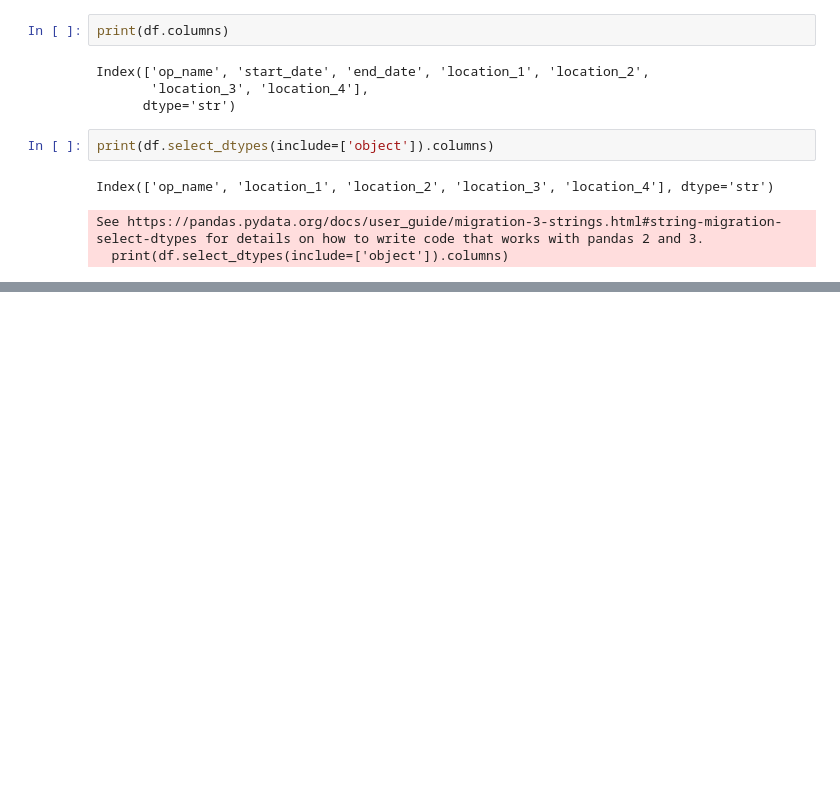
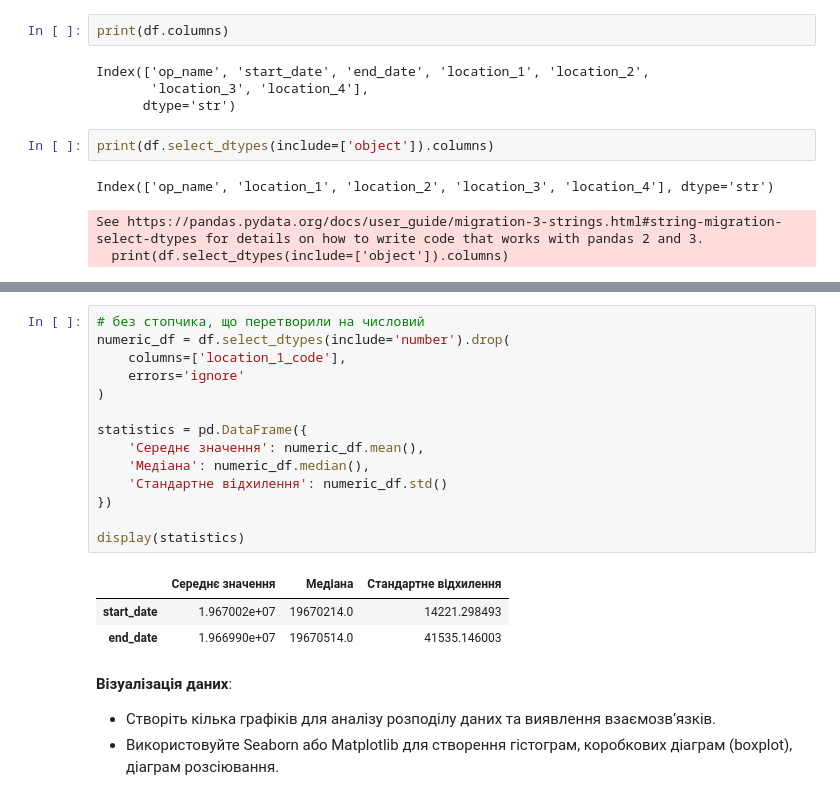
Before and after one commit to lotoslena-maker/Practica, a Jupyter notebook: Thema_3/p3_3/pr3_3.ipynb, the cells around one changed output, grey strips where cells are left out. Drawn from its saved outputs; the diff is of its cells as text; blank space fills up the shorter version.

```diff
--- a/Thema_3/p3_3/pr3_3.ipynb
+++ b/Thema_3/p3_3/pr3_3.ipynb
@@ -79,0 +204,22 @@ IndentationError: unexpected indent (3430174594.py, line 2)
+# %%
+# без стопчика, що перетворили на числовий
+numeric_df = df.select_dtypes(include='number').drop(
+    columns=['location_1_code'],
+    errors='ignore'
+)
+
+statistics = pd.DataFrame({
+    'Середнє значення': numeric_df.mean(),
+    'Медіана': numeric_df.median(),
+    'Стандартне відхилення': numeric_df.std()
+})
+
+display(statistics)
+# %% [output]
+|  | Середнє значення | Медіана | Стандартне відхилення |
+| start_date | 1.967002e+07 | 19670214.0 | 14221.298493 |
+| end_date | 1.966990e+07 | 19670514.0 | 41535.146003 |
+# %% [markdown]
+**Візуалізація даних**:
+   - Створіть кілька графіків для аналізу розподілу даних та виявлення взаємозв’язків.
+   - Використовуйте Seaborn або Matplotlib для створення гістограм, коробкових діаграм (boxplot), діаграм розсіювання.
```
Also changed, not shown: parts of 35 cells of this notebook.
